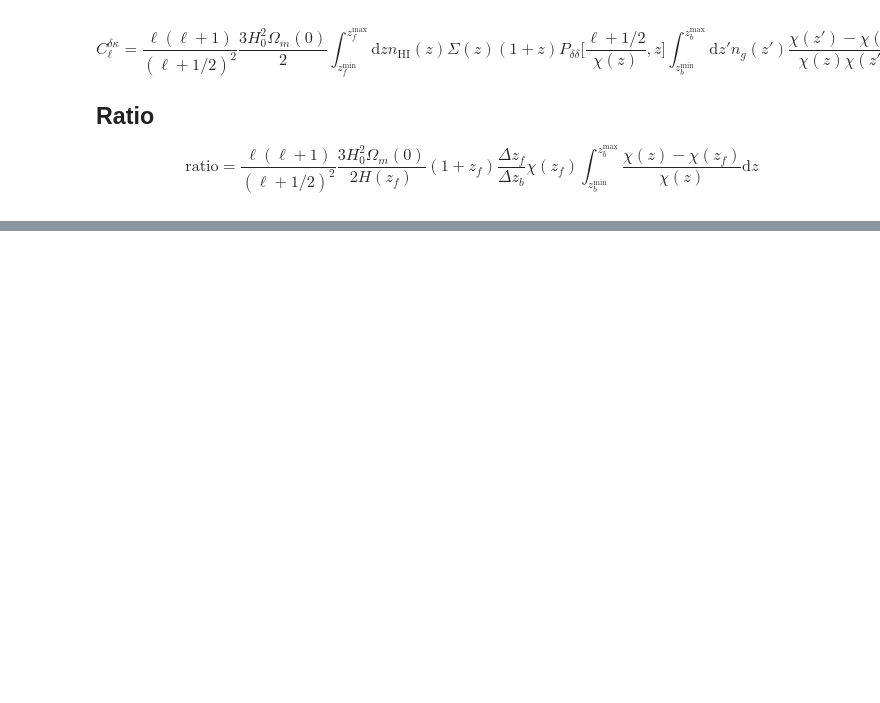
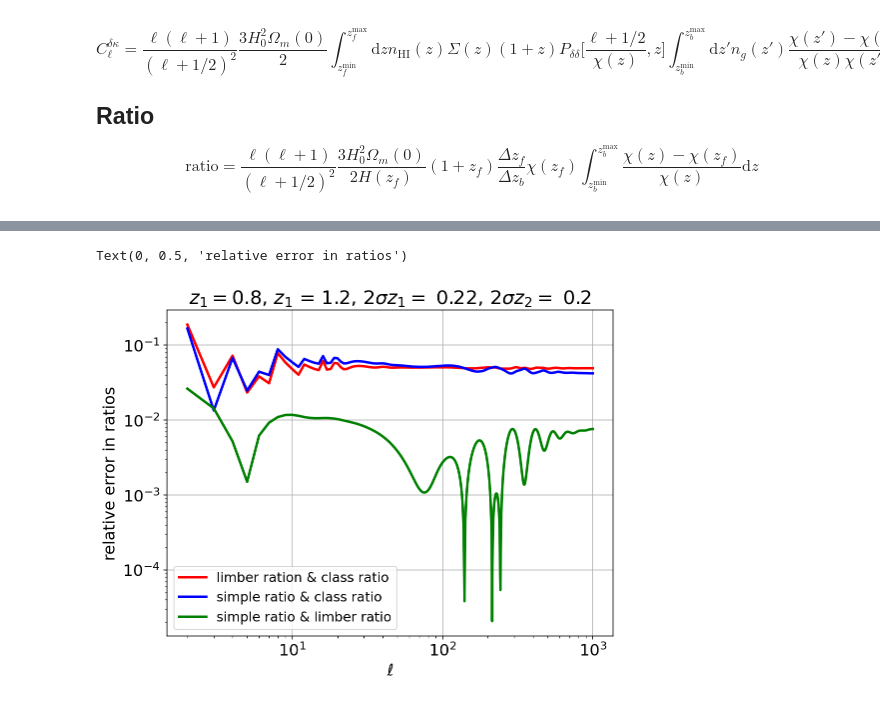
Before and after one commit to muntazirabidi/CLASS_CAMB, a Jupyter notebook: ratio_limber-tophat.ipynb, the cells around one changed output, grey strips where cells are left out. Saved outputs shown, nothing was run; the diff lists cells and outputs as text; code cells hidden in the pictures; blank space fills up the shorter version.

```diff
--- a/ratio_limber-tophat.ipynb
+++ b/ratio_limber-tophat.ipynb
@@ -260,11 +272,8 @@ Hub_z1    =  Hubble_intp(z1)*cspeed
 #W_z2      = norm_gaussian(z2,mu_z2,sigma_z2)
 
 # tophat window functions
-#W_z1  = (1/delta_z1)
-#W_z2  = (1/delta_z2)
-W_z1  = 1
-W_z2  = 1
-
+W_z1  = (1/delta_z1)
+W_z2  = (1/delta_z2)
 
 #
 limber_ell_factor = (1.0+l_limber)*l_limber/(0.5+l_limber)**2 # we could simply set this to 1 w/o significant impact
@@ -458,15 +487,21 @@ plt.grid()
 # %%
 ratio_simple_f = interp1d(ll,ratio*np.ones(np.size(ll)),kind='cubic')
 # %%
-plt.plot(ll[2:], np.abs(ratio_class_f(ll[2:]) - ratio_limber_f(ll[2:]))/ratio_class_f(ll[2:]), label = 'limber', linewidth=2.5, color='r')
-plt.plot(ll[2:], np.abs(ratio_class_f(ll[2:]) - ratio_simple_f(ll[2:]))/ratio_class_f(ll[2:]), label = 'simple ratio', linewidth=2.5, color='b')
+plt.plot(ll[2:], np.abs(ratio_class_f(ll[2:]) - ratio_limber_f(ll[2:]))/ratio_class_f(ll[2:]), label = 'limber ration & class ratio', linewidth=2.5, color='r')
+plt.plot(ll[2:], np.abs(ratio_class_f(ll[2:]) - ratio_simple_f(ll[2:]))/ratio_class_f(ll[2:]), label = 'simple ratio & class ratio', linewidth=2.5, color='b')
+
+plt.plot(ll[2:], np.abs(ratio_limber_f(ll[2:]) - ratio_simple_f(ll[2:]))/ratio_limber_f(ll[2:]), label = 'simple ratio & limber ratio', linewidth=2.5, color='g')
+
 
 
 plt.title(r'$z_1 = $'+str(mu_z1)+', $z_1$ = '+str(mu_z2)+', $2\sigma z_1 = $ '+ str(2*sigma_z1)+', $2\sigma z_2 = $ '+ str(2*sigma_z2))
 
 plt.legend()
 plt.grid()
 plt.xscale('log')
-#plt.yscale('log')
+plt.yscale('log')
 plt.xlabel('$\ell$')
 plt.ylabel('relative error in ratios')
+# %% [output]
+Text(0, 0.5, 'relative error in ratios')
+[figure, added]
```
Also changed, not shown: parts of 14 cells of this notebook.
